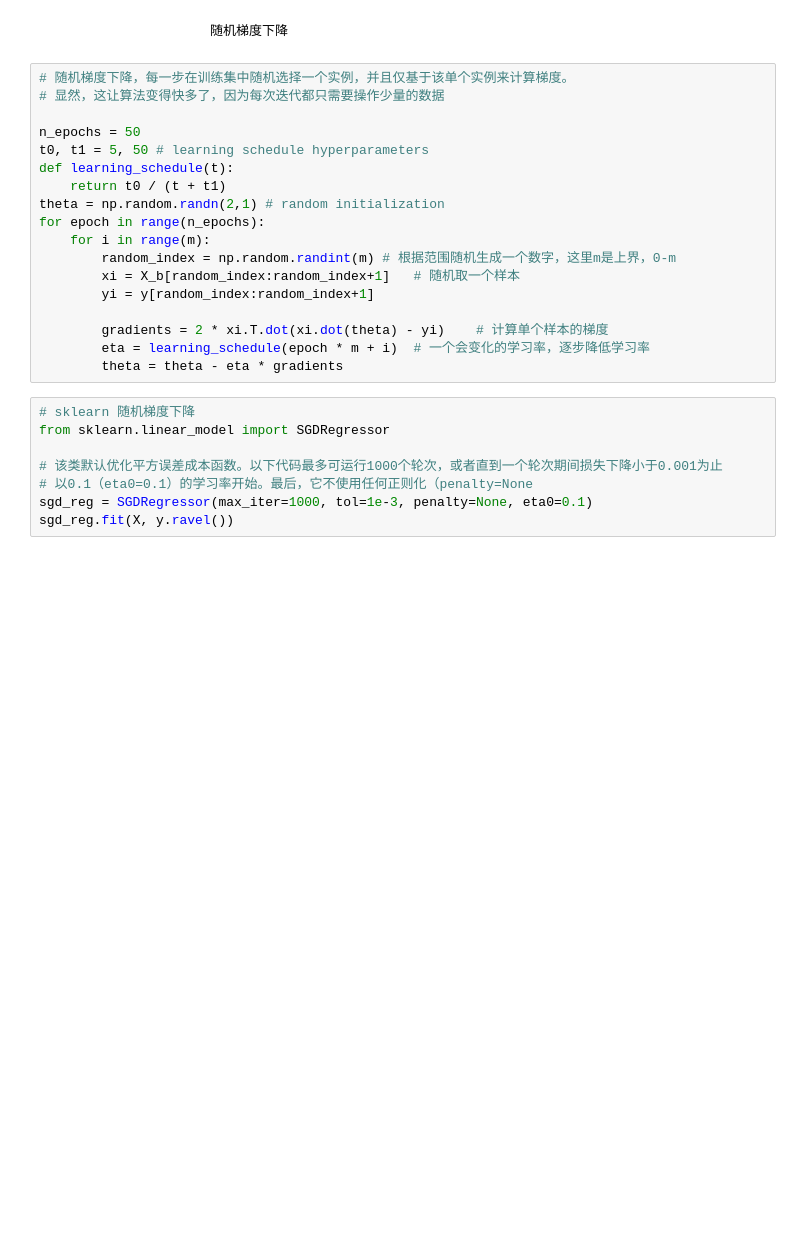
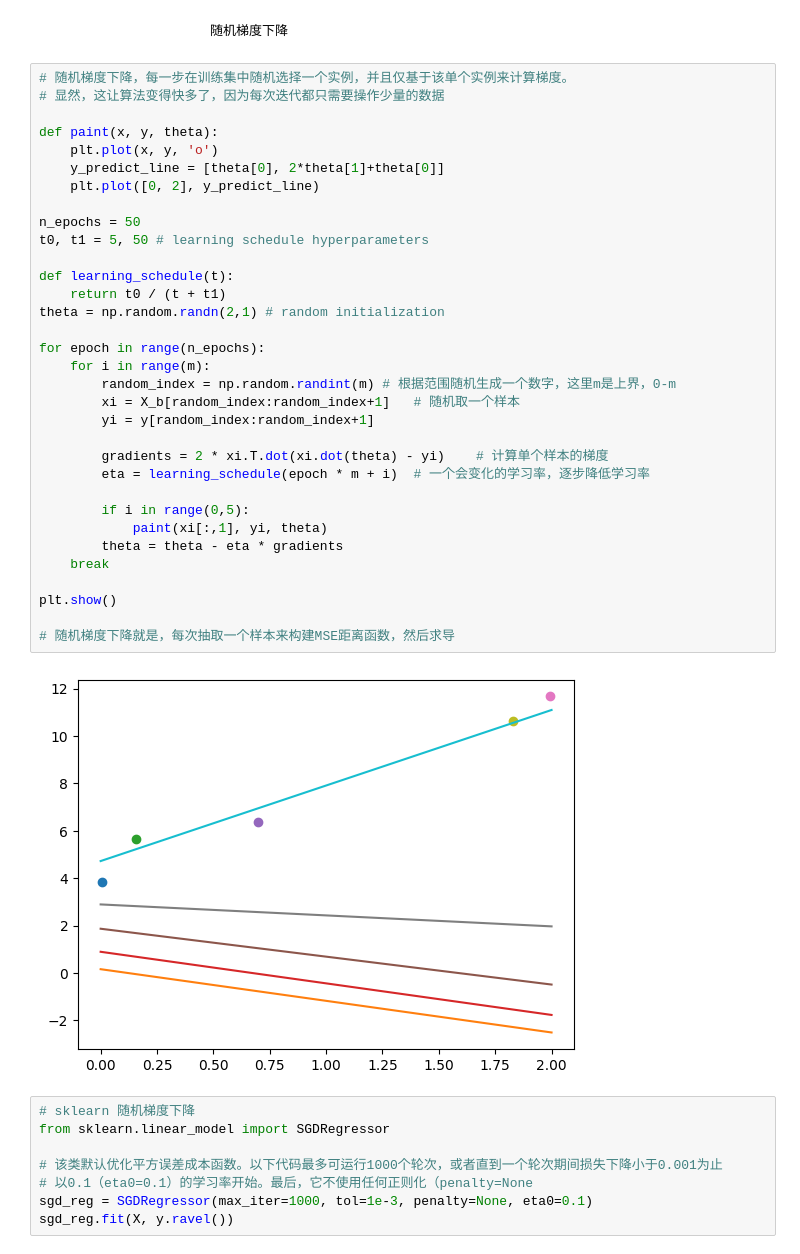
Before and after one commit to aksjfds/-, a Jupyter notebook: 训练模型/study.ipynb, the cells around one changed output. Cells and saved outputs as stored; diff of their text form; blank space fills up the shorter version.

```diff
--- a/训练模型/study.ipynb
+++ b/训练模型/study.ipynb
@@ -75,21 +75,38 @@ for iteration in range(n_iterations):
 # %%
 # 随机梯度下降，每一步在训练集中随机选择一个实例，并且仅基于该单个实例来计算梯度。
 # 显然，这让算法变得快多了，因为每次迭代都只需要操作少量的数据
 
+def paint(x, y, theta):
+    plt.plot(x, y, 'o')
+    y_predict_line = [theta[0], 2*theta[1]+theta[0]]
+    plt.plot([0, 2], y_predict_line)
+
 n_epochs = 50
 t0, t1 = 5, 50 # learning schedule hyperparameters
+
 def learning_schedule(t):
     return t0 / (t + t1)
 theta = np.random.randn(2,1) # random initialization
+
 for epoch in range(n_epochs):
     for i in range(m):
         random_index = np.random.randint(m) # 根据范围随机生成一个数字，这里m是上界，0-m
         xi = X_b[random_index:random_index+1]   # 随机取一个样本
         yi = y[random_index:random_index+1]
 
         gradients = 2 * xi.T.dot(xi.dot(theta) - yi)    # 计算单个样本的梯度
         eta = learning_schedule(epoch * m + i)  # 一个会变化的学习率，逐步降低学习率
+
+        if i in range(0,5):
+            paint(xi[:,1], yi, theta)
         theta = theta - eta * gradients
+    break
+
+plt.show()
+
+# 随机梯度下降就是，每次抽取一个样本来构建MSE距离函数，然后求导
+# %% [output]
+[figure, added]
 # %%
 # sklearn 随机梯度下降
 from sklearn.linear_model import SGDRegressor
```
Also changed, not shown: parts of 15 cells of this notebook, 5 other files.
